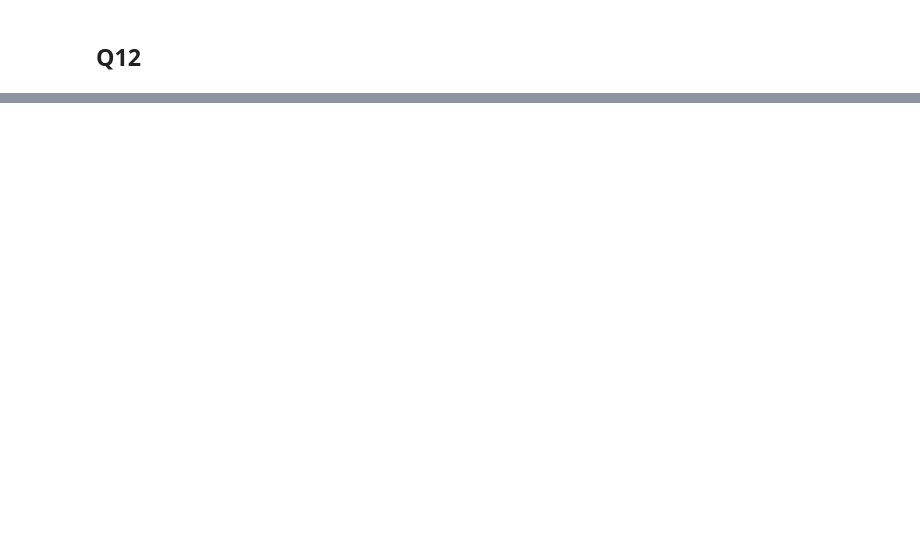
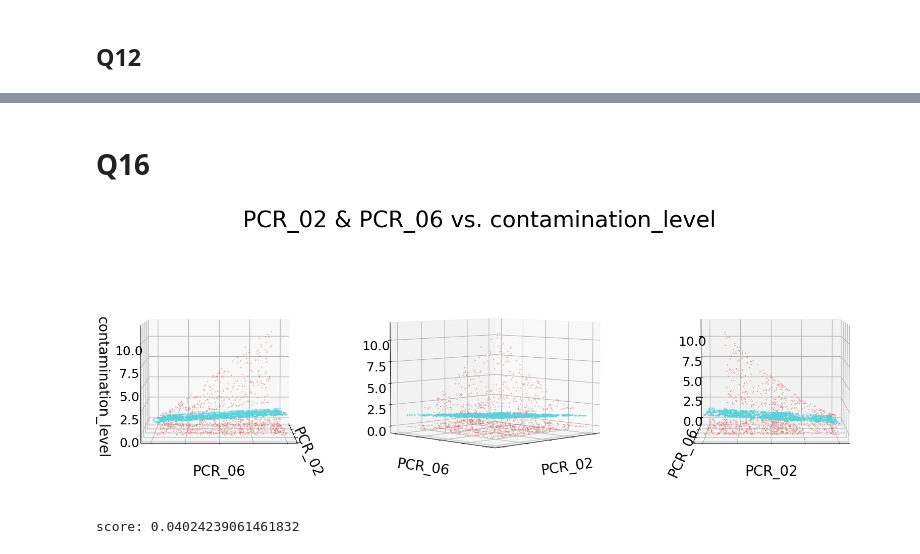
Before and after one commit to dgershko/iml_hw3, a Jupyter notebook: hw3.ipynb, the cells around one changed output, grey strips where cells are left out. Cells and saved outputs as stored; diff of their text form; code cells hidden in the pictures; blank space fills up the shorter version.

```diff
--- a/hw3.ipynb
+++ b/hw3.ipynb
@@ -552,0 +611,14 @@ plot_weights(hoob_regressor.coef_, "Huber Regressor Weights")
+# %% [markdown]
+# Q16
+# %%
+#plot3d(huber_regressor, "PCR_02", "PCR_06", "contamination_level", "PCR_02 & PCR_06 vs. contamination_level")
+
+
+# pcr_2_6_X = prepared_train_set[["PCR_02", "PCR_06", "contamination_level"]] # type: pd.DataFrame
+# # pcr_2_6_Y = prepared_train_set["contamination_level"].copy() # type: pd.DataFrame
+pcr_2_6 = pcr_2_6_X.drop('contamination_level',axis="columns")
+plot3d(pcr_2_6_X, "PCR_02", "PCR_06", "contamination_level", "PCR_02 & PCR_06 vs. contamination_level",huber_regressor.predict(pcr_2_6))
+print(f"score: {huber_regressor.score(pcr_2_6, pcr_2_6_X['contamination_level'])}")
+# %% [output]
+[figure, added]
+score: 0.04024239061461832
```
Also changed, not shown: parts of 16 cells of this notebook.
